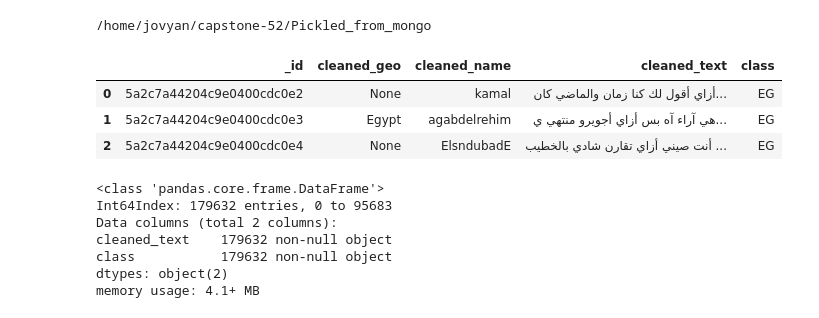
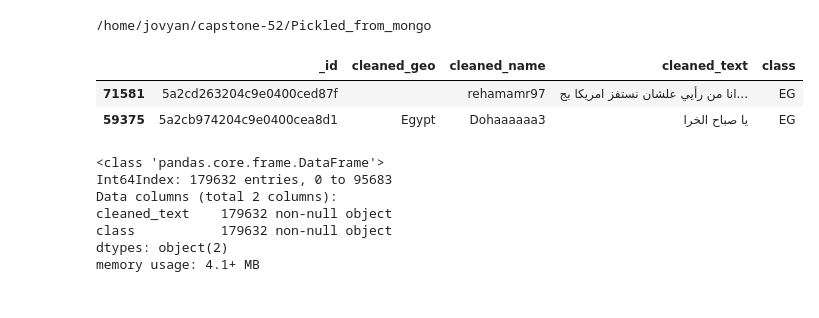
Before and after one commit to telsahy/capstone-52, a Jupyter notebook: topic_modeling_experiments/lsa_lda/lsa_lda_with_stop.ipynb, the cells around one changed output. Drawn from its saved outputs; the diff is of its cells as text; code cells hidden in the pictures.

```diff
--- a/topic_modeling_experiments/lsa_lda/lsa_lda_with_stop.ipynb
+++ b/topic_modeling_experiments/lsa_lda/lsa_lda_with_stop.ipynb
@@ -37,13 +38,12 @@ cd ../../Pickled_from_mongo/
 /home/jovyan/capstone-52/Pickled_from_mongo
 # %%
 df = pd.read_pickle('../Pickled_from_mongo/combined_eg_gulf_200k_sample.p')
-# %%
-df.head(3)
-# %% [output]
-|  | _id | cleaned_geo | cleaned_name | cleaned_text | class |
-| 0 | 5a2c7a44204c9e0400cdc0e2 | None | kamal | أزاي أقول لك كنا زمان والماضي كان... | EG |
-| 1 | 5a2c7a44204c9e0400cdc0e3 | Egypt | agabdelrehim | هي آراء آه بس أزاي أجويرو منتهي ي... | EG |
-| 2 | 5a2c7a44204c9e0400cdc0e4 | None | ElsndubadE | أنت صيني أزاي تقارن شادي بالخطيب ... | EG |
+# %%
+df.sample(2)
+# %% [output]
+|  | _id | cleaned_geo | cleaned_name | cleaned_text | class |
+| 71581 | 5a2cd263204c9e0400ced87f |  | rehamamr97 | انا من رأيي علشان نستفز امريكا بج... | EG |
+| 59375 | 5a2cb974204c9e0400cea8d1 | Egypt | Dohaaaaaa3 | يا صباح الخرا | EG |
 # %%
 df = df.drop(['_id', 'cleaned_geo', 'cleaned_name'], axis=1)
 # %%
```
Also changed, not shown: parts of 92 cells of this notebook.
